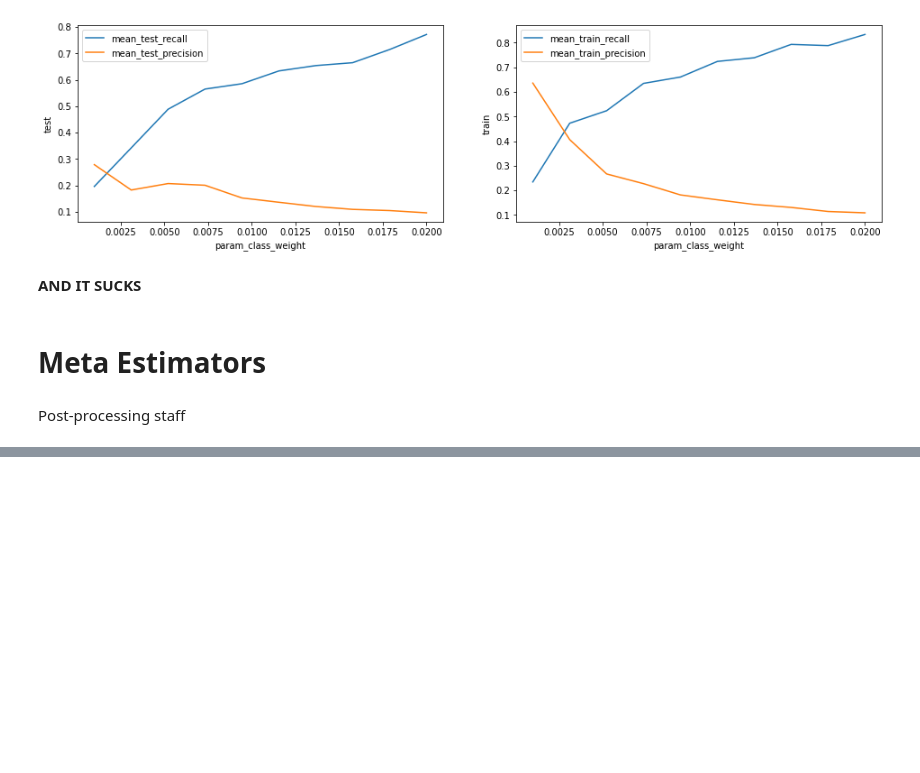
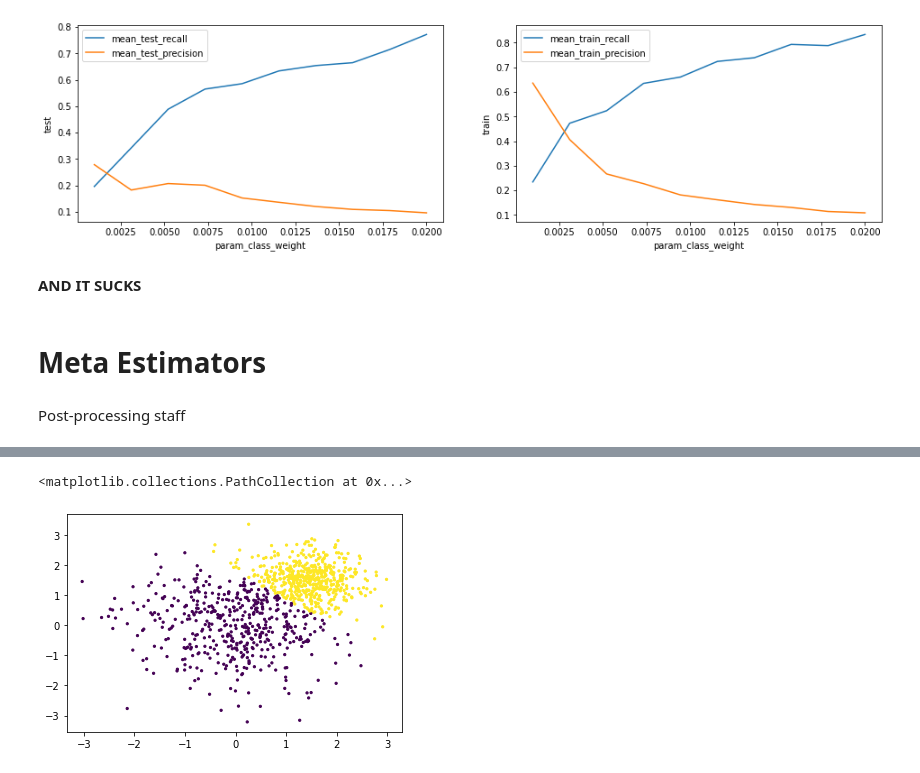
Before and after one commit to quicksilverri/statistics, a Jupyter notebook: sklearn_basics.ipynb, the cells around one changed output, grey strips where cells are left out. Saved outputs shown, nothing was run; the diff lists cells and outputs as text; code cells hidden in the pictures; blank space fills up the shorter version.

```diff
--- a/sklearn_basics.ipynb
+++ b/sklearn_basics.ipynb
@@ -595,0 +651,10 @@ plt.scatter(X[:, 0], X[:, 1], c=y, s=5)
+# %%
+m = LogisticRegression().fit(X, y)
+preds = m.predict(X)
+
+plt.scatter(X[:, 0], X[:, 1], c=preds, s=5)
+
+# this one just made a line there so that's nothing interesting
+# %% [output]
+<matplotlib.collections.PathCollection at 0x...>
+[figure, added]
```
Also changed, not shown: parts of 8 cells of this notebook.
